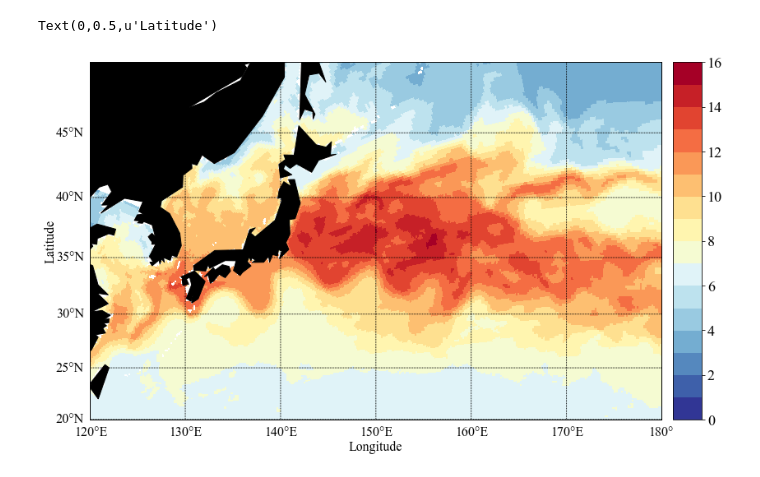
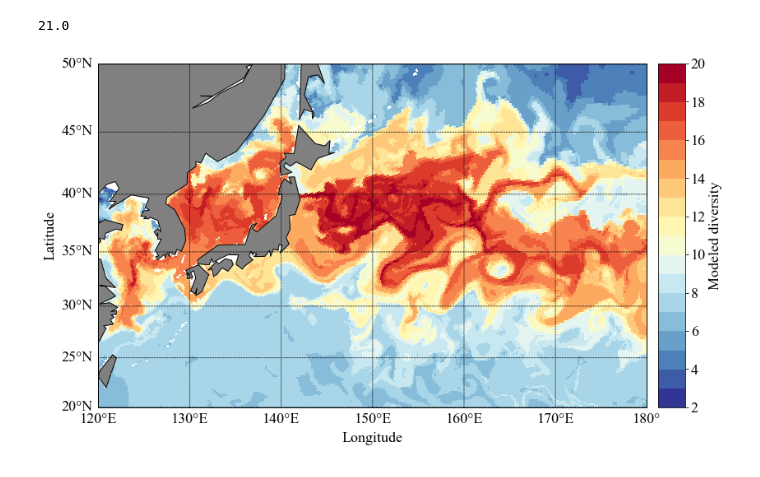
Before and after one commit to sophieclayton/kuroshio_chapter, a Jupyter notebook: Figure1.ipynb, the cells around one changed output. Saved outputs shown, nothing was run; the diff lists cells and outputs as text; code cells hidden in the pictures.

```diff
--- a/Figure1.ipynb
+++ b/Figure1.ipynb
@@ -39,37 +39,45 @@ YC = YC.reshape(510, 3060)
 
 # load diversity data
 
-in_file = r'/Volumes/My Passport/high_res/DIVER4/DIVER4.1999.data'
+in_file = r'/Volumes/My Passport/high_res/DIVER4/DIVER4_day.0289.data'
 div = np.fromfile(in_file, dtype = '>f')
 div = div.reshape(510, 3060)
 
 div = ma.masked_where(HF == 0, div, copy=False)
+
+print np.max(div)
+# %% [output]
+21.0
 # %%
 from MITgcmutils.cs import pcol
 
 fig0, ax1 = plt.subplots(1, figsize=(12,8), dpi = 300)
 
-m = Basemap(projection='merc',llcrnrlat=20.,urcrnrlat=50.,\
+m = Basemap(projection='merc',llcrnrlat=20.,urcrnrlat=50.05,\
             llcrnrlon=120.,urcrnrlon=180.,lat_ts=0,resolution='c', ax = ax1)
 
 m.drawcoastlines()
 m.drawmapboundary(fill_color='white')
-m.fillcontinents(color='k',lake_color='white')
+m.fillcontinents(color='grey',lake_color='white')
 
-palette = plt.get_cmap('RdYlBu_r', 16)
+palette = plt.get_cmap('RdYlBu_r', 18)
 palette.set_bad('w',1.0)
 
-pcol(XC, YC, div, projection=m, vmin=0., vmax=16., cmap = palette)
+pcol(XC, YC, div, projection=m, vmin=2., vmax=20., cmap = palette)
 
-m.colorbar()
+cb = m.colorbar()
+cb.set_label('Modeled diversity')
 
-m.drawparallels(np.arange(-50,80,5),labels=[1,0,0,0], fontsize=16)
-m.drawmeridians(np.arange(-180,180,10),labels=[0,0,0,1], fontsize=16)
+m.drawparallels(np.arange(-50,80,5),labels=[1,0,0,0])
+m.drawmeridians(np.arange(-180,180,10),labels=[0,0,0,1])
 
-plt.tick_params(axis='both', which='major', labelsize=16)
-plt.tick_params(axis='both', which='minor', labelsize=16)
-plt.xlabel('Longitude', fontsize =16, labelpad = 25)
-plt.ylabel('Latitude', fontsize =16, labelpad = 40)
+plt.tick_params(axis='both', which='major')
+plt.tick_params(axis='both', which='minor')
+plt.xlabel('Longitude', labelpad = 30)
+plt.ylabel('Latitude', labelpad = 50)
+
+# plt.title('Modeled phytoplankton diversity', fontsize = 18)
+
+fig0.savefig('../figures/Figure1.png', dpi = 300)
 # %% [output]
-Text(0,0.5,u'Latitude')
-[figure, old version]
+[figure, new version]
```
Also changed, not shown: 2 other files.
